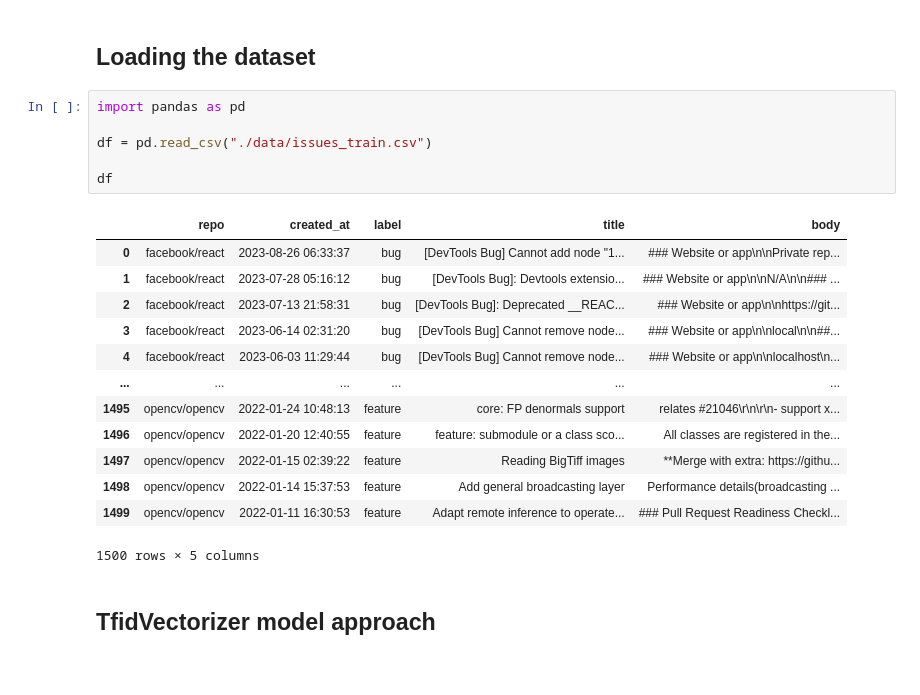
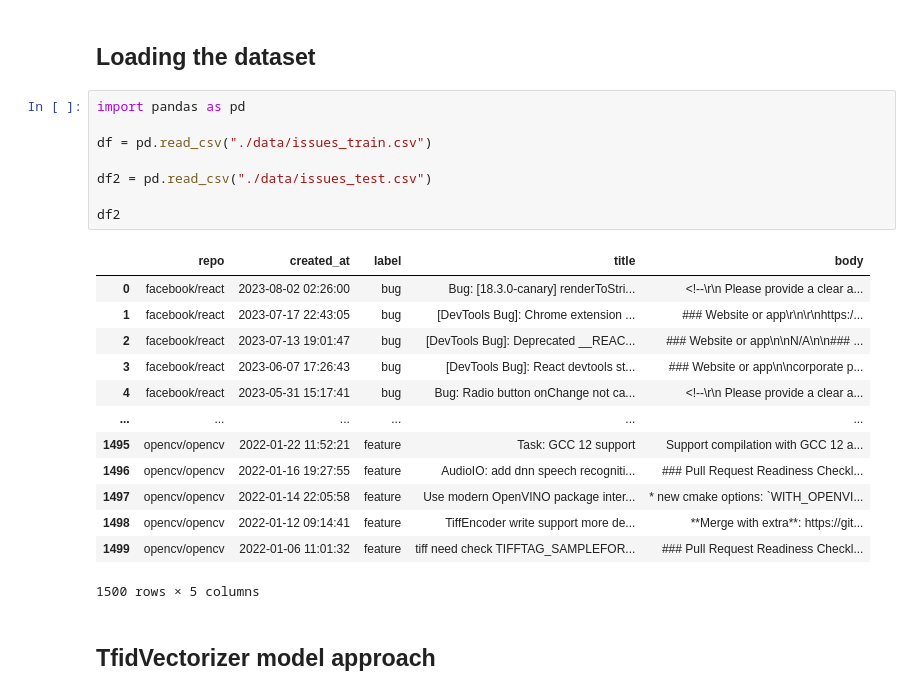
Before and after one commit to G4BE-334/NLBSE-issue-report-classification, a Jupyter notebook: issueclassification.ipynb, the cells around one changed output. Drawn from its saved outputs; the diff is of its cells as text.

```diff
--- a/issueclassification.ipynb
+++ b/issueclassification.ipynb
@@ -7,22 +7,24 @@ See more at https://nlbse2024.github.io/tools/
 # %%
 import pandas as pd
 
 df = pd.read_csv("./data/issues_train.csv")
 
-df
+df2 = pd.read_csv("./data/issues_test.csv")
+
+df2
 # %% [output]
 |  | repo | created_at | label | title | body |
-| 0 | facebook/react | 2023-08-26 06:33:37 | bug | [DevTools Bug] Cannot add node "1... | ### Website or app\n\nPrivate rep... |
-| 1 | facebook/react | 2023-07-28 05:16:12 | bug | [DevTools Bug]: Devtools extensio... | ### Website or app\n\nN/A\n\n### ... |
-| 2 | facebook/react | 2023-07-13 21:58:31 | bug | [DevTools Bug]: Deprecated __REAC... | ### Website or app\n\nhttps://git... |
-| 3 | facebook/react | 2023-06-14 02:31:20 | bug | [DevTools Bug] Cannot remove node... | ### Website or app\n\nlocal\n\n##... |
-| 4 | facebook/react | 2023-06-03 11:29:44 | bug | [DevTools Bug] Cannot remove node... | ### Website or app\n\nlocalhost\n... |
+| 0 | facebook/react | 2023-08-02 02:26:00 | bug | Bug: [18.3.0-canary] renderToStri... | <!--\r\n Please provide a clear a... |
+| 1 | facebook/react | 2023-07-17 22:43:05 | bug | [DevTools Bug]: Chrome extension ... | ### Website or app\r\n\r\nhttps:/... |
+| 2 | facebook/react | 2023-07-13 19:01:47 | bug | [DevTools Bug]: Deprecated __REAC... | ### Website or app\n\nN/A\n\n### ... |
+| 3 | facebook/react | 2023-06-07 17:26:43 | bug | [DevTools Bug]: React devtools st... | ### Website or app\n\ncorporate p... |
+| 4 | facebook/react | 2023-05-31 15:17:41 | bug | Bug: Radio button onChange not ca... | <!--\r\n Please provide a clear a... |
 | ... | ... | ... | ... | ... | ... |
-| 1495 | opencv/opencv | 2022-01-24 10:48:13 | feature | core: FP denormals support | relates #21046\r\n\r\n- support x... |
-| 1496 | opencv/opencv | 2022-01-20 12:40:55 | feature | feature: submodule or a class sco... | All classes are registered in the... |
-| 1497 | opencv/opencv | 2022-01-15 02:39:22 | feature | Reading BigTiff images | **Merge with extra: https://githu... |
-| 1498 | opencv/opencv | 2022-01-14 15:37:53 | feature | Add general broadcasting layer | Performance details(broadcasting ... |
-| 1499 | opencv/opencv | 2022-01-11 16:30:53 | feature | Adapt remote inference to operate... | ### Pull Request Readiness Checkl... |
+| 1495 | opencv/opencv | 2022-01-22 11:52:21 | feature | Task: GCC 12 support | Support compilation with GCC 12 a... |
+| 1496 | opencv/opencv | 2022-01-16 19:27:55 | feature | AudioIO: add dnn speech recogniti... | ### Pull Request Readiness Checkl... |
+| 1497 | opencv/opencv | 2022-01-14 22:05:58 | feature | Use modern OpenVINO package inter... | * new cmake options: `WITH_OPENVI... |
+| 1498 | opencv/opencv | 2022-01-12 09:14:41 | feature | TiffEncoder write support more de... | **Merge with extra**: https://git... |
+| 1499 | opencv/opencv | 2022-01-06 11:01:32 | feature | tiff need check TIFFTAG_SAMPLEFOR... | ### Pull Request Readiness Checkl... |
 1500 rows × 5 columns
 # %% [markdown]
 ## TfidVectorizer model approach
```
Also changed, not shown: parts of 2 cells of this notebook.
